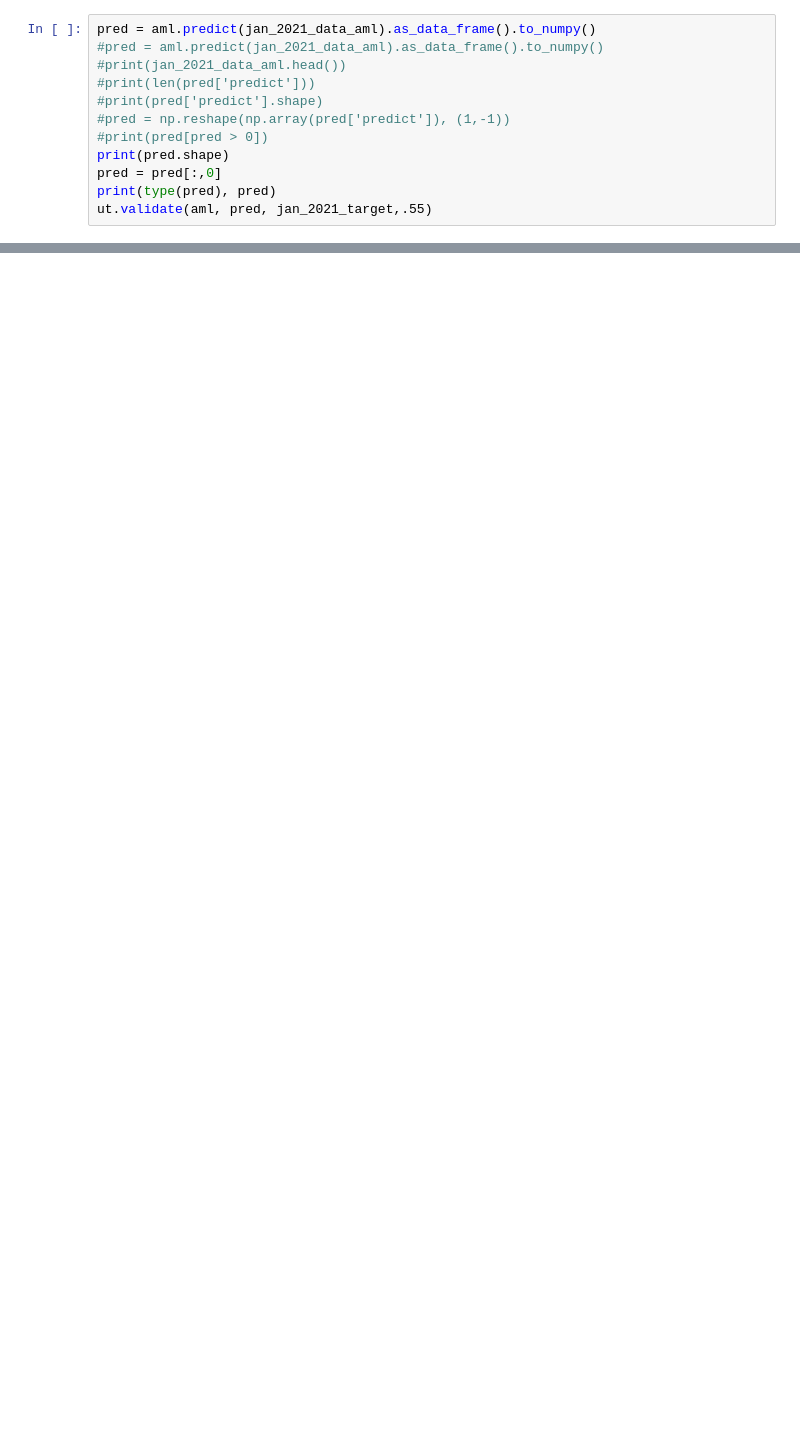
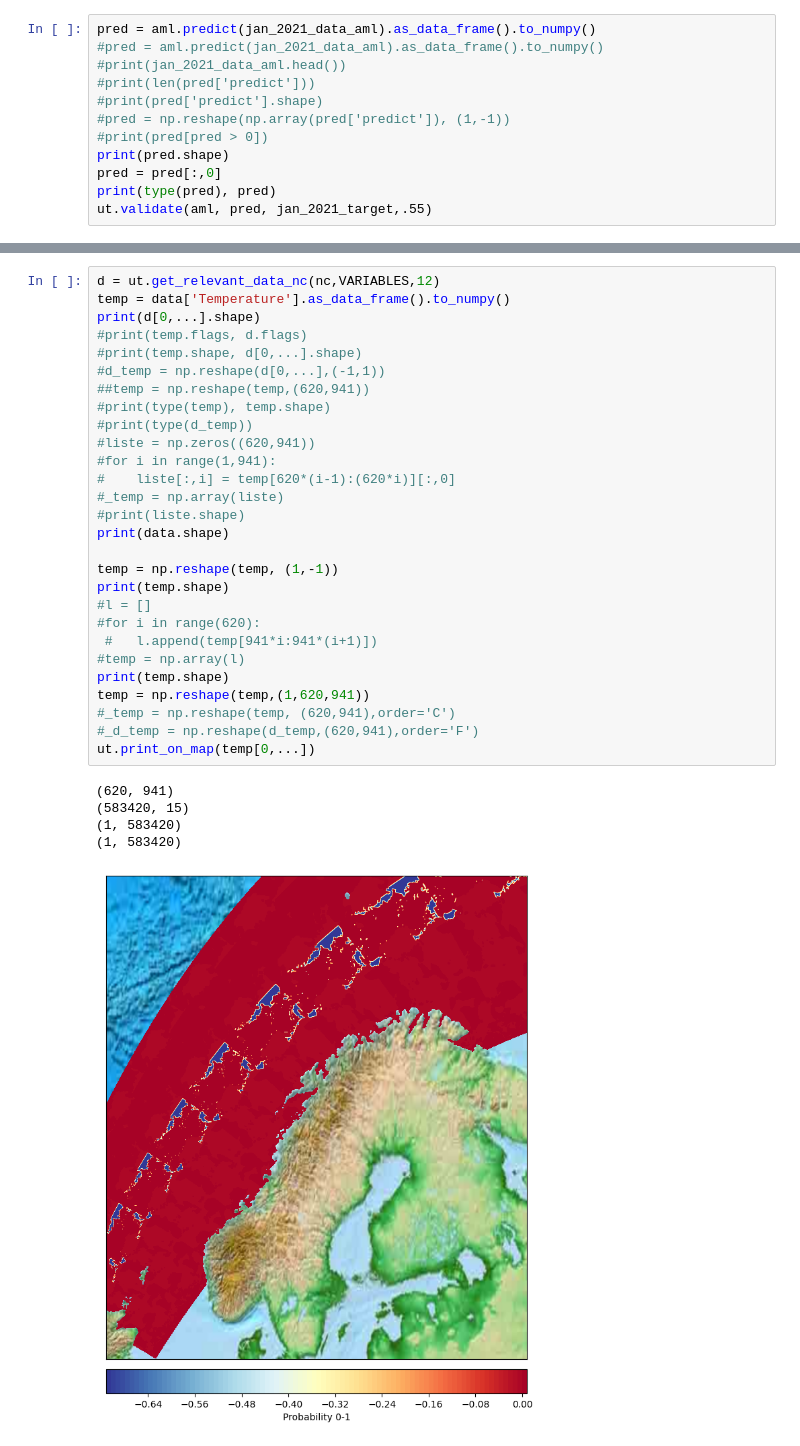
Before and after one commit to evenaage/herring_autumn_2022, a Jupyter notebook: hail_mary.ipynb, the cells around one changed output, grey strips where cells are left out. Saved outputs shown, nothing was run; the diff lists cells and outputs as text; blank space fills up the shorter version.

```diff
--- a/hail_mary.ipynb
+++ b/hail_mary.ipynb
@@ -393,0 +501,34 @@ ut.print_on_map(pred)
+# %%
+d = ut.get_relevant_data_nc(nc,VARIABLES,12)
+temp = data['Temperature'].as_data_frame().to_numpy()
+print(d[0,...].shape)
+#print(temp.flags, d.flags)
+#print(temp.shape, d[0,...].shape)
+#d_temp = np.reshape(d[0,...],(-1,1))
+##temp = np.reshape(temp,(620,941))
+#print(type(temp), temp.shape)
+#print(type(d_temp))
+#liste = np.zeros((620,941))
+#for i in range(1,941):
+#    liste[:,i] = temp[620*(i-1):(620*i)][:,0]
+#_temp = np.array(liste)
+#print(liste.shape)
+print(data.shape)
+
+temp = np.reshape(temp, (1,-1))
+print(temp.shape)
+#l = []
+#for i in range(620):
+ #   l.append(temp[941*i:941*(i+1)])
+#temp = np.array(l)
+print(temp.shape)
+temp = np.reshape(temp,(1,620,941))
+#_temp = np.reshape(temp, (620,941),order='C')
+#_d_temp = np.reshape(d_temp,(620,941),order='F')
+ut.print_on_map(temp[0,...])
+# %% [output]
+(620, 941)
+(583420, 15)
+(1, 583420)
+(1, 583420)
+[figure, added]
```
Also changed, not shown: parts of 15 cells of this notebook, 5 other files.
